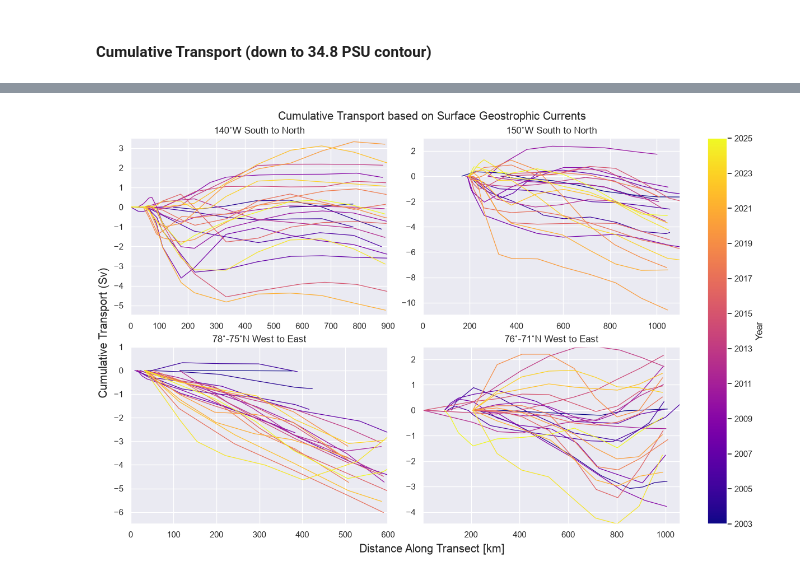
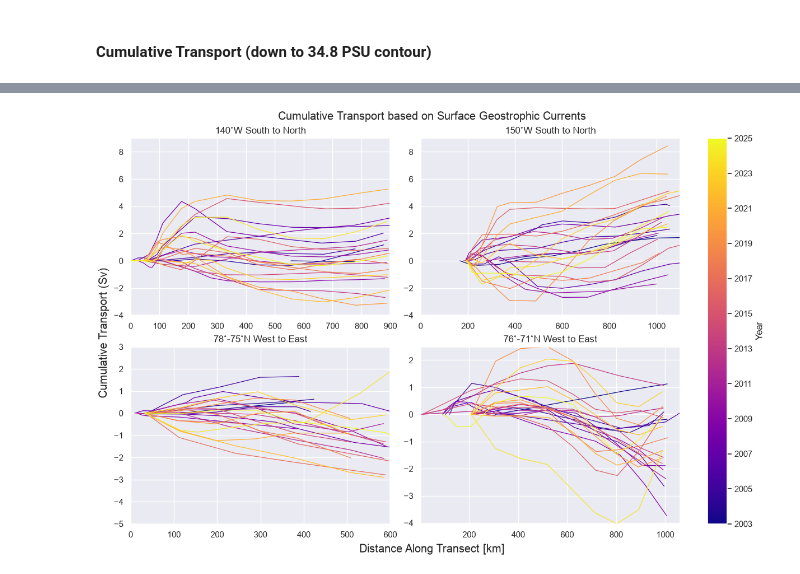
Before and after one commit to ben-sprague/3D-TEA-BAG, a Jupyter notebook: geo_vel.ipynb, the cells around one changed output, grey strips where cells are left out. Cells and saved outputs as stored; diff of their text form; code cells hidden in the pictures.

Commit message:
Update cruise timing plot y axis

```diff
--- a/geo_vel.ipynb
+++ b/geo_vel.ipynb
@@ -39,7 +39,7 @@ import ocean_tools as fod
 from datatools.DOT.DataServer import DataServer
 # %%
 #Define if processing should be done from scratch or preload CTD transects
-process_from_scratch = False
+process_from_scratch = True
 # %% [markdown]
 ### Extract the CTD Transects from the full dataset
 * Read in the data
@@ -217,7 +215,7 @@ def integrate_agc(cruise_transect_dict):
 
 
         #Satellite Derived Geostrophic Current
-        abs_geo_vel = dsops.integrate_from_surface_current(transect, sat_data_server, 'new', 'ns')
+        abs_geo_vel = dsops.integrate_from_surface_current(transect, sat_data_server, 'new')
         transect['agv_surf_current'] = abs_geo_vel
 
         cruise_transect_dict[key] = transect
@@ -291,7 +286,7 @@ plt.show()
 # %% [markdown]
 ### Generate large figure with transects from each year for easy comparison
 # %%
-if False:
+if True:
     mega_figure = plt.figure(figsize = (24, 16), layout="constrained")
 
     sns.set_theme()
@@ -302,7 +297,7 @@ if False:
     file_names = ['ns_e', 'ns_w', 'ew_n', 'ew_s']
     right_limits = [900, 1100, 600, 1100]
 
-    variable = 'agv_lnm_3000'
+    variable = 'agv_surf_current'
 
     for i, transect_dict in enumerate(data_sets_dicts):
         track_name = track_names[i]
@@ -332,7 +327,7 @@ if False:
                 seafloor=False
             )
 
-        mega_figure.suptitle(f"{track_name} Transect Absolute Geostrophic Current from 3000m Level of No Motion")
+        mega_figure.suptitle(f"{track_name} Transect Absolute Geostrophic Current from Surface Current")
         mega_figure.supxlabel("Distance Along Transect [km]")
         mega_figure.supylabel("Depth [m]")
         mega_figure.colorbar(cbar_obj, ax = axs, label = "Absolute Geostrophic Current [m/s]", shrink = 0.5)
@@ -422,8 +415,8 @@ data_sets_dicts = [e_ns_cruise_transects, w_ns_cruise_transects, n_ew_cruise_tra
 track_names = ['140˚W South to North', '150˚W South to North', '78˚-75˚N West to East','76˚-71˚N West to East']
 file_names = ['ns_e', 'ns_w', 'ew_n', 'ew_s']
 right_limits = [900, 1100, 600, 1100]
-top_limits = [3.5, 3, 1, 2.5]
-bottom_limits = [-5.5, -11, -6.5, -5]
+top_limits = [9, 9, 3, 3]
+bottom_limits = [-4, -4, -5, -5]
 
 variable = 'cumulative_transport_surf_current'
 
@@ -444,32 +437,32 @@ for i, transect_dict in enumerate(data_sets_dicts):
             x = 'distance',
             y = variable,
             fig = mega_figure,
             ax = axs[index],
             title = str(track_name),
             bounds = {'top': top_limits[i], 'bottom': bottom_limits[i], 'left': 0, 'right': right_limits[i]},
             color=colors[j],
             marker=None,
             linewidth=0.9,
             xlabel=False,
             ylabel=False,
             legend=False,
         )
     plt.autoscale(enable=True, axis='x', tight=True)
     plt.autoscale(enable=True, axis='y', tight=True)
 sm = plt.cm.ScalarMappable(cmap='plasma', norm=plt.Normalize(years.min(), years.max()))
 sm.set_array([])
 cbar = mega_figure.colorbar(sm, ax=axs)
 cbar.set_label('Year')
 tick_years = years[::2]  # every other year
 cbar.set_ticks(tick_years)
 cbar.set_ticklabels([str(y) for y in tick_years])
 
 mega_figure.suptitle(f"Cumulative Transport based on Surface Geostrophic Currents")
 mega_figure.supxlabel("Distance Along Transect [km]")
 mega_figure.supylabel("Cumulative Transport (Sv)")
 file_name = f"year_by_year_{variable}.png"
 plt.show()
 
-# plt.savefig(f"/Users/ben/Desktop/3D-TEA-BAG/plots/{file_name}")
+plt.savefig(f"/Users/ben/Desktop/3D-TEA-BAG/plots/{file_name}")
 # %% [output]
-[figure, old version]
+[figure, new version]
```
Also changed, not shown: parts of 9 cells of this notebook.
